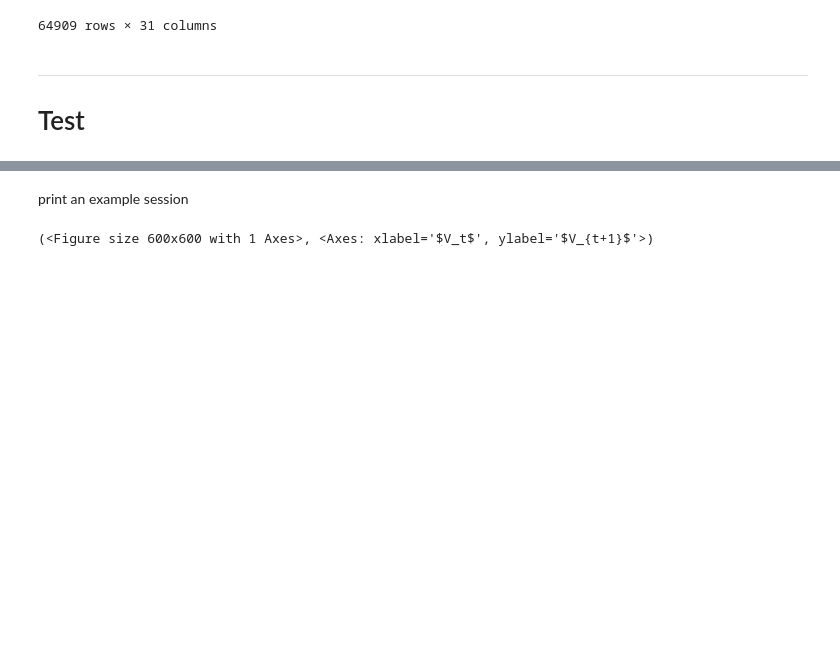
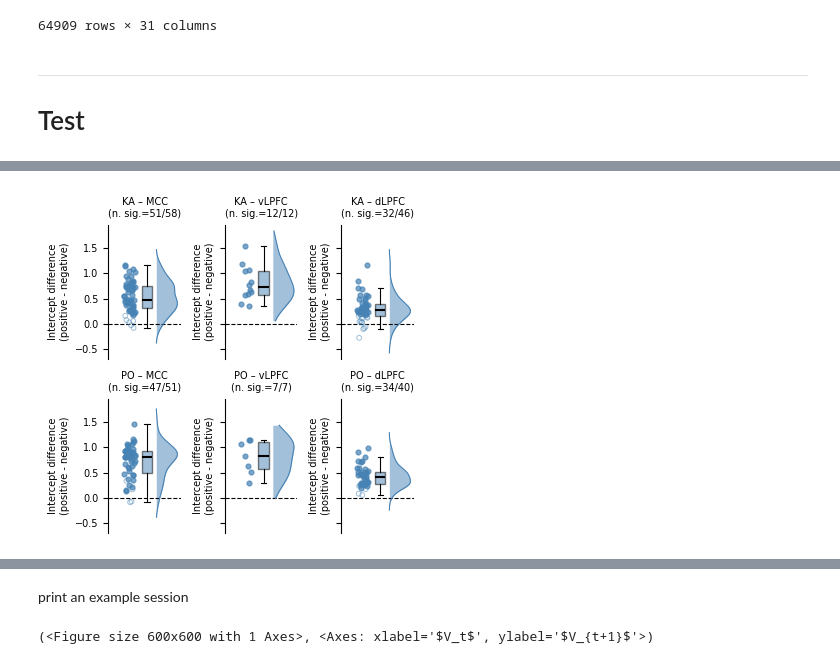
Before and after one commit to ungzs1/popy_05, a Jupyter notebook: notebooks/population_decoding/neural_value/all_sessions_red_green_plot.ipynb, the cells around one changed output, grey strips where cells are left out. Drawn from its saved outputs; the diff is of its cells as text; code cells hidden in the pictures; blank space fills up the shorter version.

```diff
--- a/notebooks/population_decoding/neural_value/all_sessions_red_green_plot.ipynb
+++ b/notebooks/population_decoding/neural_value/all_sessions_red_green_plot.ipynb
@@ -722,0 +173,4 @@ plt.show()
+# %%
+plot_intercept_differences(res_df)
+# %% [output]
+[figure, added]
```
Also changed, not shown: parts of 14 cells of this notebook, 25 other files.
